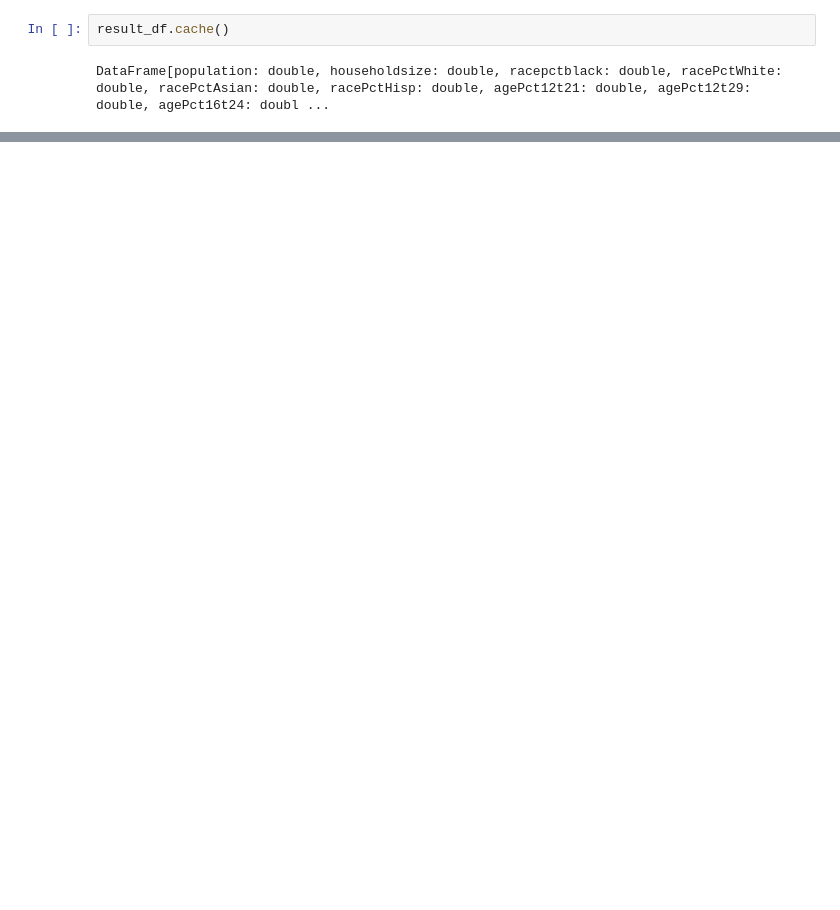
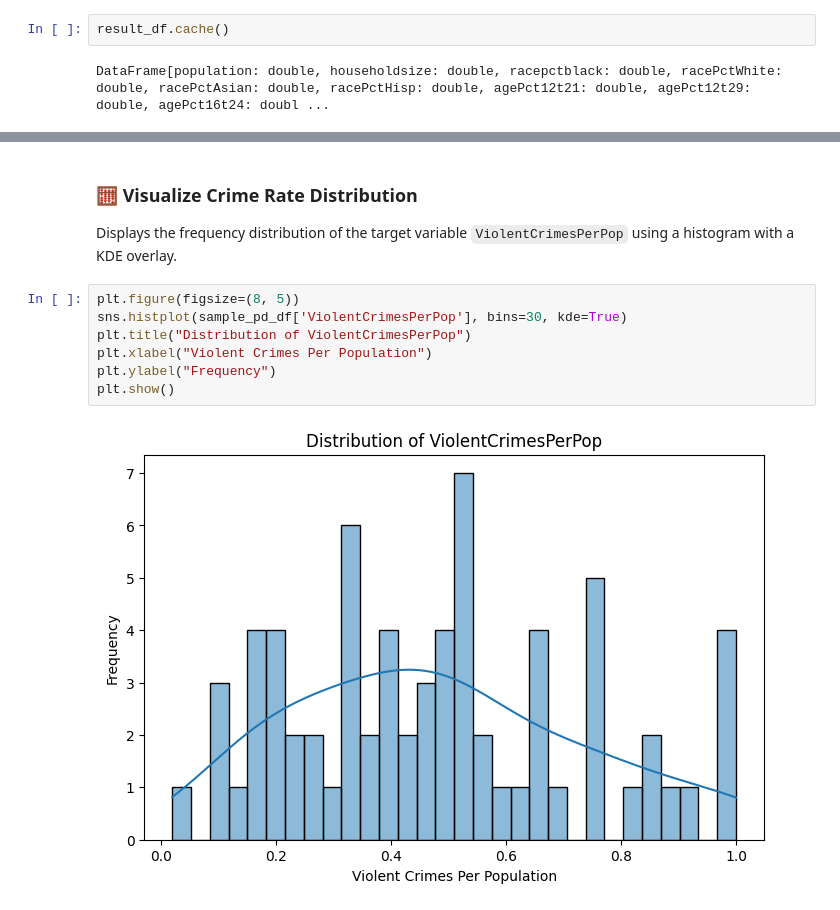
Before and after one commit to m-bermudez/ISM6562-Big-Data-Final-Project, a Jupyter notebook: Final Project.ipynb, the cells around one changed output, grey strips where cells are left out. Cells and saved outputs as stored; diff of their text form; blank space fills up the shorter version.

```diff
--- a/Final Project.ipynb
+++ b/Final Project.ipynb
@@ -214,0 +282,12 @@ DataFrame[population: double, householdsize: double, racepctblack: double, raceP
+# %% [markdown]
+### 🧮 Visualize Crime Rate Distribution
+Displays the frequency distribution of the target variable `ViolentCrimesPerPop` using a histogram with a KDE overlay.
+# %%
+plt.figure(figsize=(8, 5))
+sns.histplot(sample_pd_df['ViolentCrimesPerPop'], bins=30, kde=True)
+plt.title("Distribution of ViolentCrimesPerPop")
+plt.xlabel("Violent Crimes Per Population")
+plt.ylabel("Frequency")
+plt.show()
+# %% [output]
+[figure, added]
```
Also changed, not shown: parts of 46 cells of this notebook.
